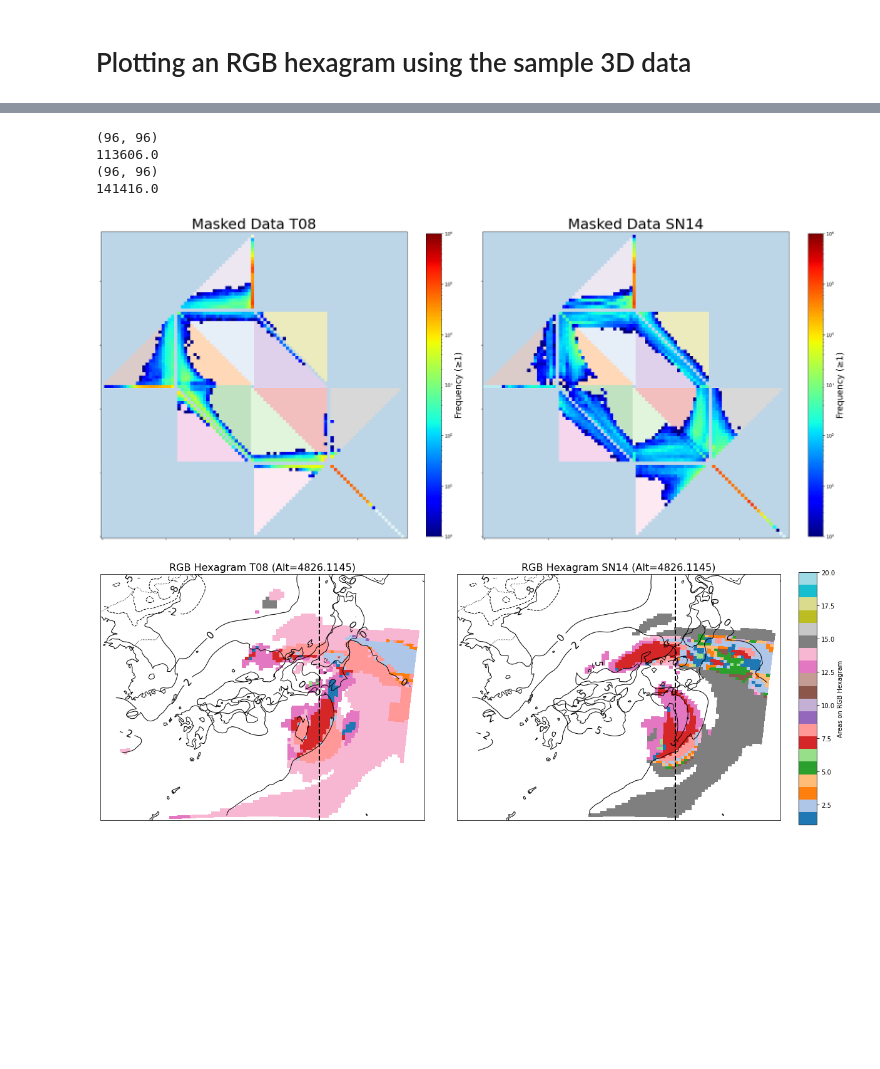
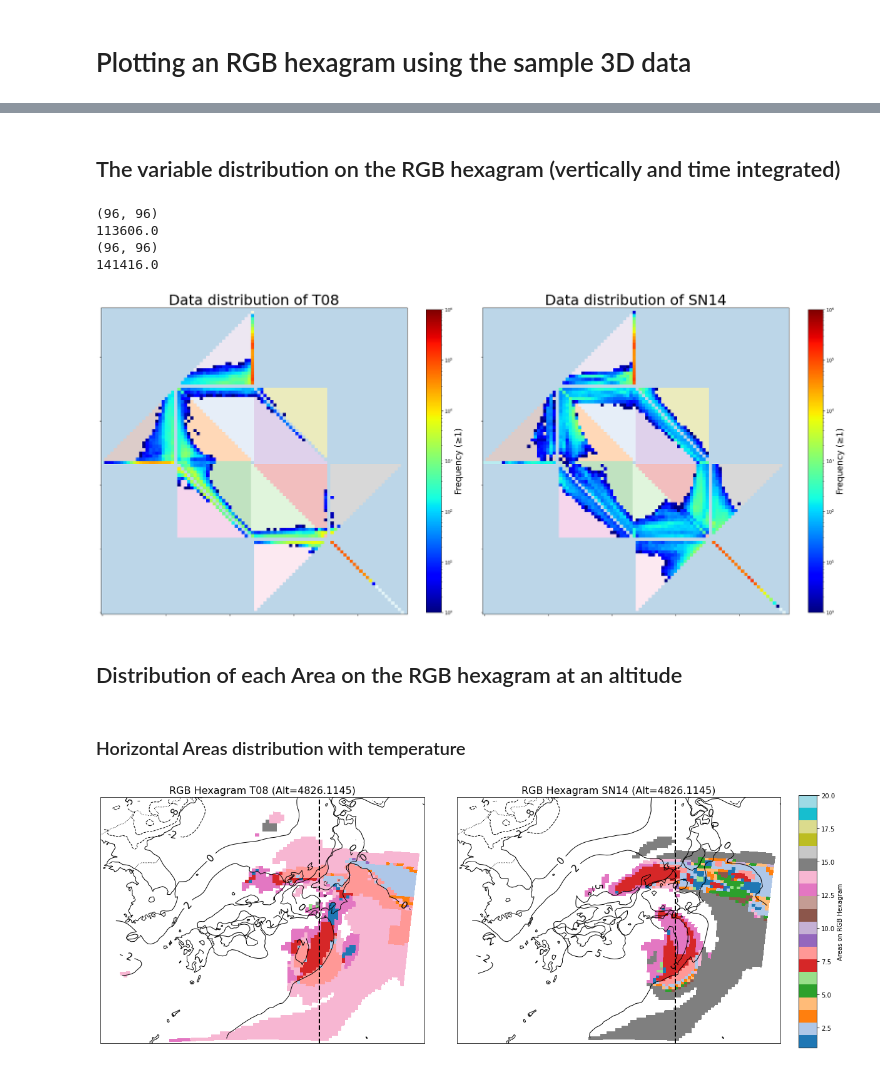
Before and after one commit to konchasu/RGB_hexagram_CRM, a Jupyter notebook: RGB_hexagram_tutorial_for_SCALE_comparison.ipynb, the cells around one changed output, grey strips where cells are left out. Saved outputs shown, nothing was run; the diff lists cells and outputs as text; code cells hidden in the pictures; blank space fills up the shorter version.

Commit message:
Update RGB_hexagram_CRM

```diff
--- a/RGB_hexagram_tutorial_for_SCALE_comparison.ipynb
+++ b/RGB_hexagram_tutorial_for_SCALE_comparison.ipynb
@@ -790,50 +804,56 @@ elapsed time: 1104.95 sec, data size: 7290000 , RGB hexagram size parameter: 11
 (25, 96, 96, 101)
 (25, 36, 90, 90)
+# %% [markdown]
+## The variable distribution on the RGB hexagram (vertically and time integrated)
 # %%
 import numpy as np
 import matplotlib.pyplot as plt
 
-# 時間軸 (axis=0) と高さ軸 (axis=1) に沿って合計 → shape: (90, 90)
+# Sum along the time axis (axis=0) and height axis (axis=1) → shape: (96, 96)
 sum_xy_t = np.sum(hex_data_rgb_t, axis=(0, 3))
 print(sum_xy_t.shape)
 print(np.max(sum_xy_t))
 
 sum_xy_s = np.sum(hex_data_rgb_s, axis=(0, 3))
 print(sum_xy_s.shape)
 print(np.max(sum_xy_s))
 
-# 値が1未満の部分をマスクして可視化対象外にする
+# Masks areas with a value less than 1 to exclude them from visualization
 masked_data_t = np.ma.masked_less(sum_xy_t, 1)
 masked_data_s = np.ma.masked_less(sum_xy_s, 1)
 
-# 描画設定（1行2列にする）
-fig, axs = plt.subplots(1, 2, figsize=(24, 12))  # 横に並べるために幅を2倍に
+# Plotting setup
+fig, axs = plt.subplots(1, 2, figsize=(24, 12))
 fsiz = 32
 
-# masked_data_a の描画
+# Plotting masked_data_t
 im_bg_t = axs[0].imshow(n_df, cmap='tab20', origin='lower', alpha=0.3)
 im_t = axs[0].imshow(masked_data_t, cmap='jet', origin='lower', norm=LogNorm(vmin=1, vmax=1e+6))
 cbar_t = plt.colorbar(im_t, ax=axs[0], shrink=0.8)
 cbar_t.set_label('Frequency (≥1)', fontsize=fsiz * 0.6)
-axs[0].set_title('Masked Data T08', fontsize=fsiz)
+axs[0].set_title('Data distribution of T08', fontsize=fsiz)
 axs[0].tick_params(labelbottom=False, labelleft=False, labelright=False, labeltop=False)
 
-# masked_data_b の描画
+# Plotting masked_data_s
 im_bg_s = axs[1].imshow(n_df, cmap='tab20', origin='lower', alpha=0.3)
 im_s = axs[1].imshow(masked_data_s, cmap='jet', origin='lower', norm=LogNorm(vmin=1, vmax=1e+6))
 cbar_s = plt.colorbar(im_s, ax=axs[1], shrink=0.8)
 cbar_s.set_label('Frequency (≥1)', fontsize=fsiz * 0.6)
-axs[1].set_title('Masked Data SN14', fontsize=fsiz)
+axs[1].set_title('Data distribution of SN14', fontsize=fsiz)
 axs[1].tick_params(labelbottom=False, labelleft=False, labelright=False, labeltop=False)
 
 plt.tight_layout()
 plt.show()
 # %% [output]
 (96, 96)
 113606.0
 (96, 96)
 141416.0
-[figure, old version]
+[figure, new version]
+# %% [markdown]
+## Distribution of each Area on the RGB hexagram at an altitude
+# %% [markdown]
+### Horizontal Areas distribution with temperature
 # %%
 import matplotlib.pyplot as plt
 import cartopy.crs as ccrs
```
Also changed, not shown: parts of 61 cells of this notebook.
